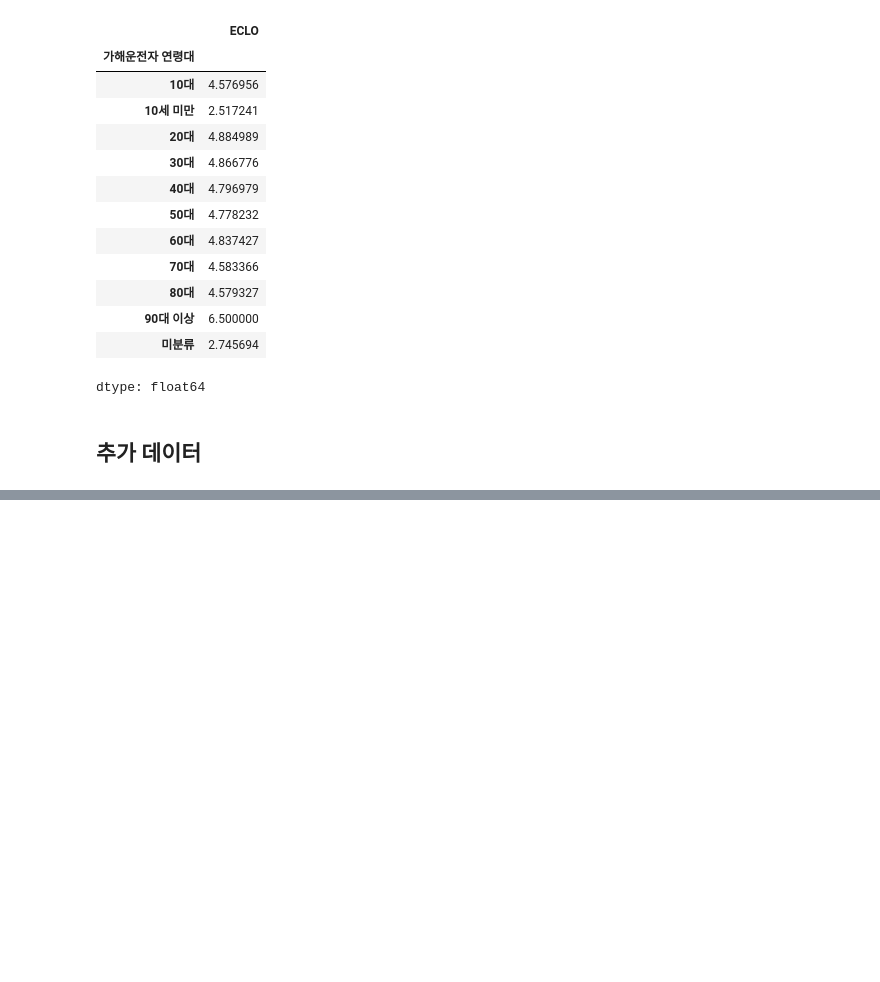
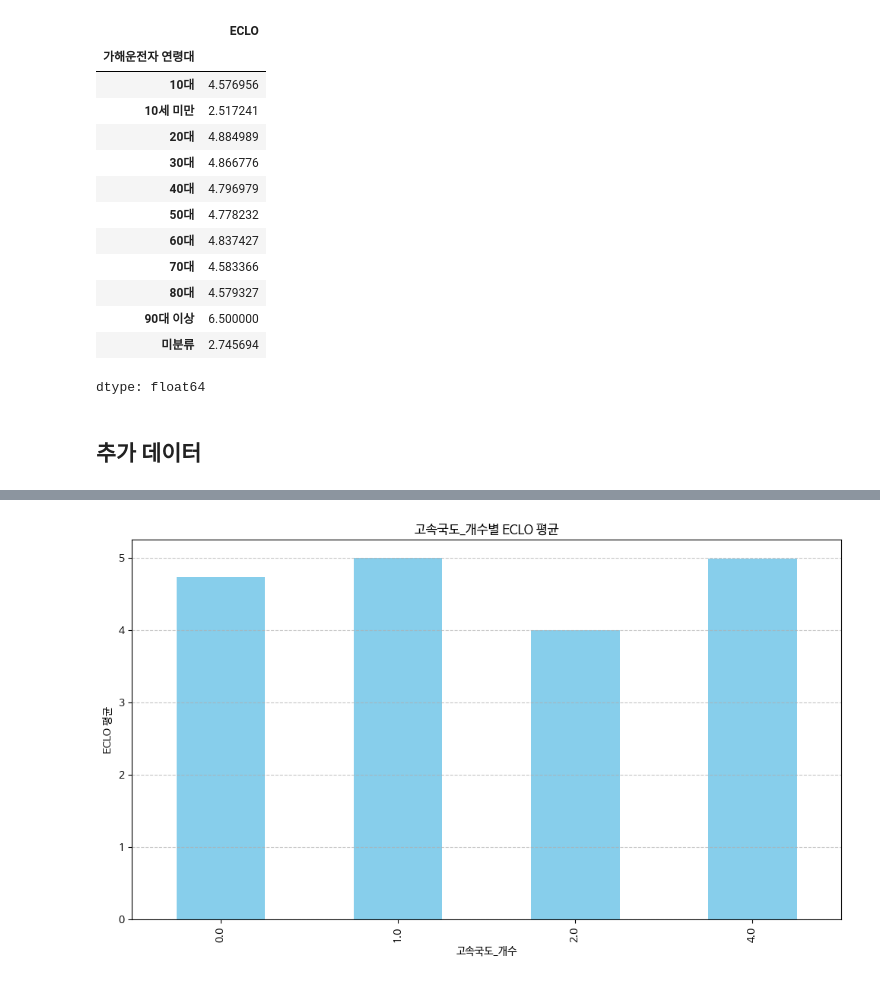
Before and after one commit to Boostcamp-AI-Tech-Recsys-team2/Prediction-of-Traffic-Accident-Victims-in-Daegu, a Jupyter notebook: EDA/EDA_soomi.ipynb, the cells around one changed output, grey strips where cells are left out. Saved outputs shown, nothing was run; the diff lists cells and outputs as text; code cells hidden in the pictures; blank space fills up the shorter version.

```diff
--- a/EDA/EDA_soomi.ipynb
+++ b/EDA/EDA_soomi.ipynb
@@ -1002,0 +1060,3 @@ train2[['군','구']]
+# %%
+cctv2 = cctv2[cctv2['읍면동리'] != '기타']
+cctv2
@@ -1002,0 +1125,6 @@ train2[['군','구']]
+# %%
+cctv2['보호구역구분'] = cctv2['보호구역구분'].fillna(0)
+# %%
+cctv3 = cctv2.copy()
+cctv3 = cctv3[['읍면동리','도로종류','단속구분','제한속도','보호구역구분','도로노선방향']]
+cctv3
@@ -1002,0 +1390,16 @@ train2[['군','구']]
+# %%
+columns_to_fill = [
+    '단속구분_최소',
+    '단속구분_최대',
+    '단속구분_평균',
+    '보호구역구분_최소',
+    '보호구역구분_최대',
+    '보호구역구분_평균',
+    '도로노선방향_최소',
+    '도로노선방향_최대',
+    '도로노선방향_평균',
+    '고속국도_개수'
+]
+
+# NaN을 0으로 대체
+train3[columns_to_fill] = train3[columns_to_fill].fillna(0)
@@ -1002,0 +1435,11 @@ train2[['군','구']]
+# %%
+plt.figure(figsize=(10, 6))
+train3.groupby('고속국도_개수')['ECLO'].mean().plot(kind='bar', color='skyblue')
+plt.xlabel('고속국도_개수')
+plt.ylabel('ECLO 평균')
+plt.title('고속국도_개수별 ECLO 평균')
+plt.grid(axis='y', linestyle='--', alpha=0.7)
+plt.tight_layout()
+plt.show()
+# %% [output]
+[figure, added]
```
Also changed, not shown: parts of 43 cells of this notebook.
